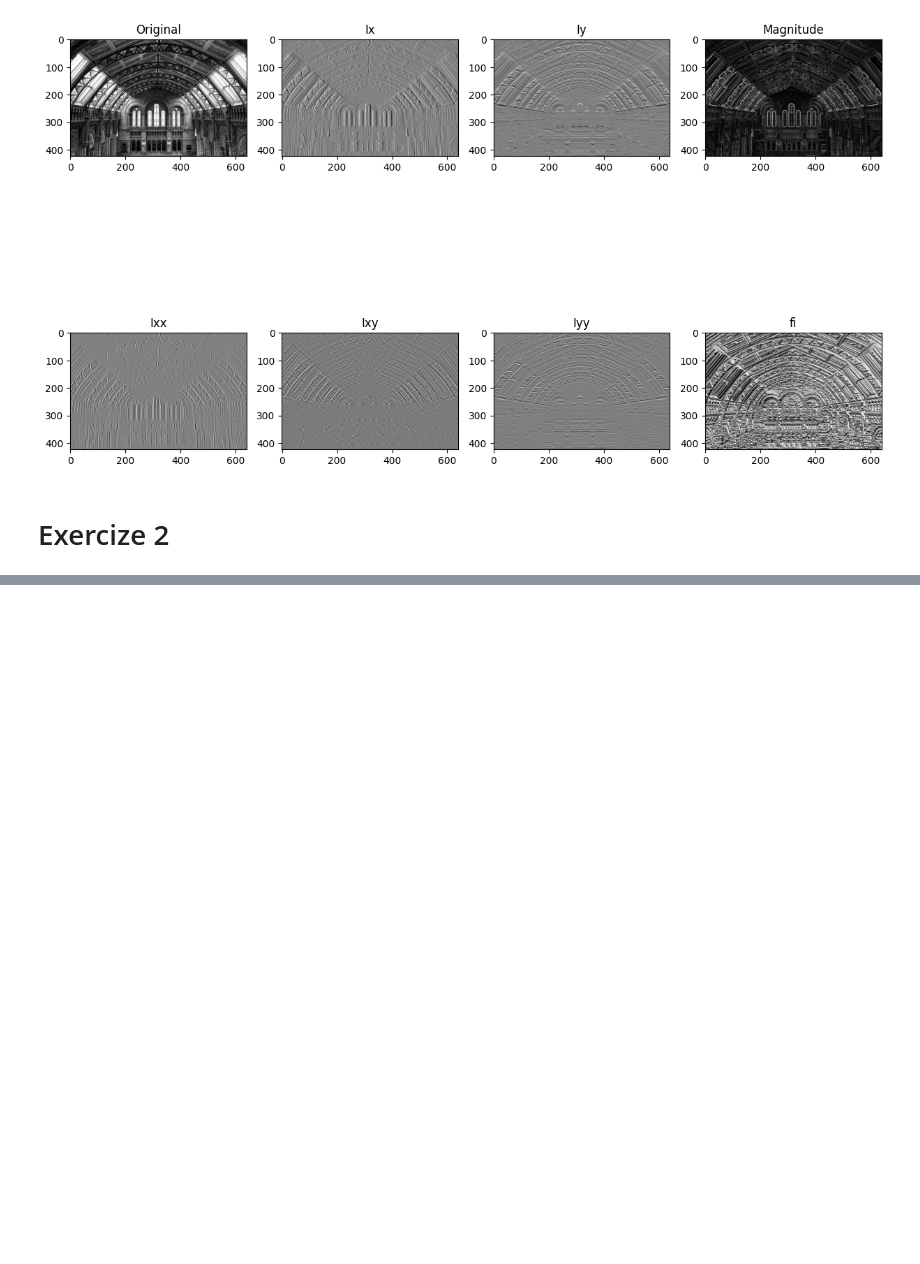
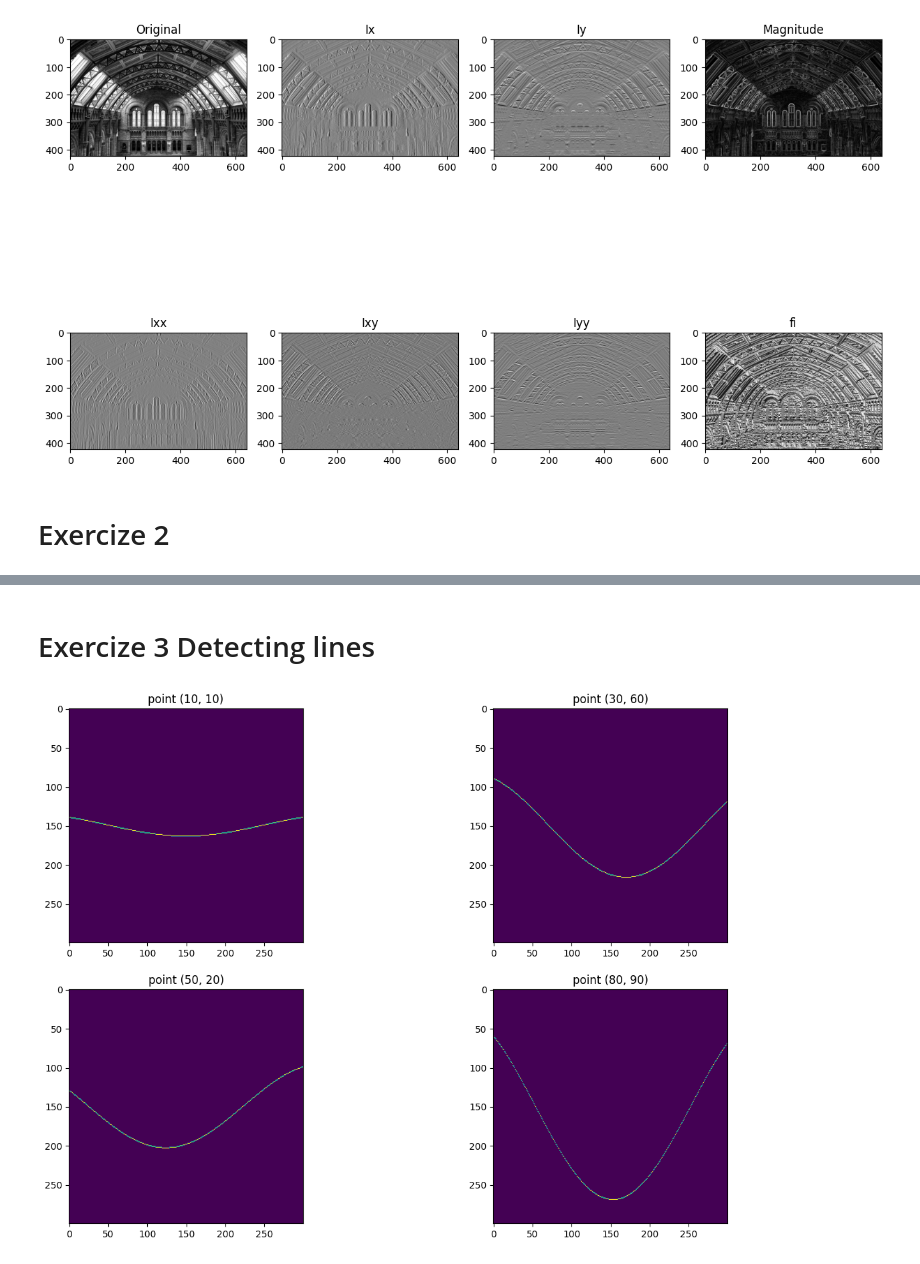
Before and after one commit to TheLukaDragar/UZ, a Jupyter notebook: assignment3/assigment3.ipynb, the cells around one changed output, grey strips where cells are left out. Saved outputs shown, nothing was run; the diff lists cells and outputs as text; code cells hidden in the pictures; blank space fills up the shorter version.

```diff
--- a/assignment3/assigment3.ipynb
+++ b/assignment3/assigment3.ipynb
@@ -505,0 +459,56 @@ plt.show()
+# %% [markdown]
+# Exercize 3 Detecting lines
+# %%
+#Hough algorithm
+def h(point,accum_size):
+
+
+    accumulatorr=np.zeros((accum_size,accum_size))
+
+    thetas = np.linspace(-np.pi / 2, np.pi , num=accum_size)
+    rhos = np.linspace(-accum_size/2, accum_size/2, num=accum_size)
+
+
+
+    for i,theta in enumerate(thetas):
+        val = (point[0] * np.cos(theta)) + (point[1] * np.sin(theta))
+
+        #get the bin of the rho bins are from max rho to min rho
+        rho_bin = np.digitize(val, rhos) - 1
+
+        #check if the bin is in the range
+        if rho_bin >= 0 and rho_bin < accum_size:
+
+            #increment the accumulator
+            accumulatorr[rho_bin,i] += 1
+
+
+
+    #plot the accumulator
+    return accumulatorr
+
+
+points=[]
+points.append((10,10))
+points.append((30,60))
+points.append((50,20))
+points.append((80,90))
+
+#make a 2 wide 2 tall figure
+fig, ax = plt.subplots(2, 2, figsize=(15, 10))
+
+x=0
+y=0
+
+for point in points:
+    accumulatorr=h(point,300)
+    ax[x,y].imshow(accumulatorr)
+    ax[x,y].set_title('point {}'.format(point))
+    y+=1
+    if y==2:
+        x+=1
+        y=0
+
+plt.show()
+# %% [output]
+[figure, added]
```
Also changed, not shown: parts of 16 cells of this notebook, 2 other files.
